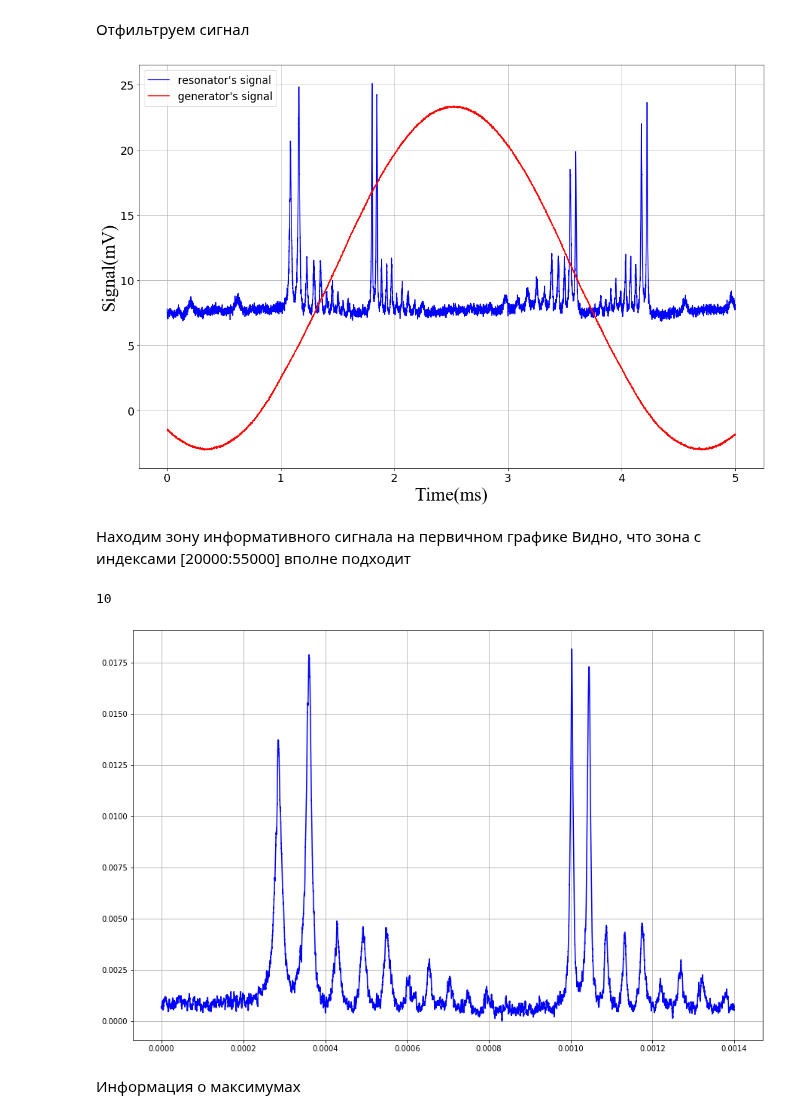
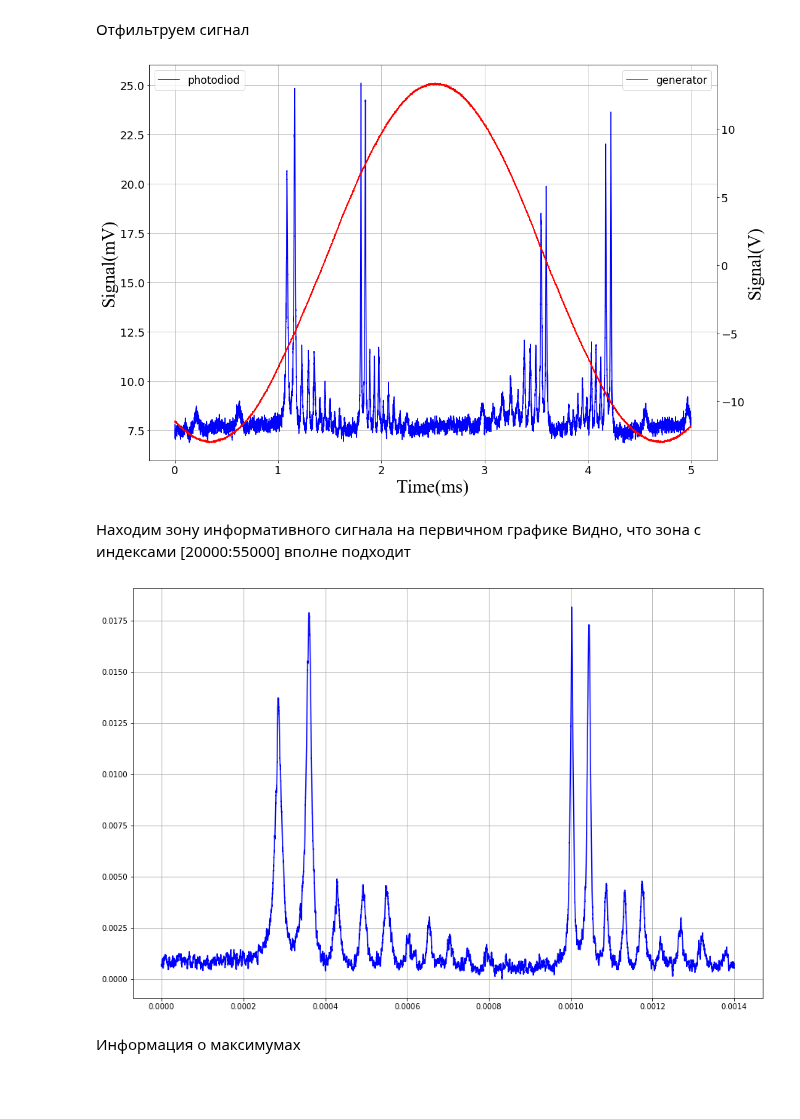
Before and after one commit to starosta39/laboratory_work, a Jupyter notebook: open_optical_resonator/Open_optical_resonator.ipynb, the cells around one changed output. Cells and saved outputs as stored; diff of their text form; code cells hidden in the pictures; blank space fills up the shorter version.

Commit message:
fixed graph errors

```diff
--- a/open_optical_resonator/Open_optical_resonator.ipynb
+++ b/open_optical_resonator/Open_optical_resonator.ipynb
@@ -521,19 +529,22 @@ ampl_coef = 1e+3
 # %%
 # первичный график всего сигнала
 fig = plt.figure(figsize=(15, 10))
 ax = fig.add_subplot(1,1,1)
-
-ax.plot(time_mod_agr * time_coef, signal_oor_mod_agr*1000, c = 'blue',label = "resonator's signal")
-ax.plot(time_mod_agr * time_coef, signal_gen_mod_agr+10, c = 'r',label = "generator's signal")
+plt.tick_params(axis='both', which='major', labelsize=18)
+ax1 = ax.twinx()
+ax.plot(time_mod_agr * time_coef, signal_oor_mod_agr*1000, c = 'blue',label = "photodiod")
+ax1.plot(time_mod_agr * time_coef, signal_gen_mod_agr, c = 'r',label = "generator")
 ax.grid()
 ax.set_xlabel('Time(ms)',{'fontname':'Times New Roman'},fontweight='light',color='k', fontsize=30)
 ax.set_ylabel("Signal(mV)",{'fontname':'Times New Roman'},fontweight='light',color='k', fontsize=30)
-ax.legend(fontsize=17)
+ax1.set_ylabel("Signal(V)",{'fontname':'Times New Roman'},fontweight='light',color='k', fontsize=30)
+ax1.legend(fontsize=17)
+ax.legend(fontsize=17, loc="upper left")
 plt.tight_layout()
 plt.tick_params(axis='both', which='major', labelsize=18)
 plt.savefig(save_path + "\\" + "full_graph_of_mod_agr_generation.jpg")
 # %% [output]
-[figure, old version]
+[figure, new version]
 # %% [markdown]
 Находим  зону  информативного сигнала на первичном графике
 Видно, что зона с индексами [20000:55000] вполне подходит
@@ -548,10 +559,8 @@ signal_oor_mod_agr_filtred_crop = signal_oor_mod_agr_filtred_crop - signal_oor_m
 fig = plt.figure(figsize=(15, 10))
 ax = fig.add_subplot(1,1,1)
 ax.plot(time_mod_agr_crop, signal_oor_mod_agr_filtred_crop, c = 'blue')
-print(len( max_time_mod_agr_filtred_crop))
 ax.grid()
 # %% [output]
-10
 [figure]
 # %%
 max_time_mod_agr_filtred_crop, max_signal_oor_mod_agr_filtred_crop, max_ind_mod_agr_filtred_crop = find_max([time_mod_agr_crop, signal_oor_mod_agr_filtred_crop],
```
Also changed, not shown: parts of 2 cells of this notebook, 3 other files.
